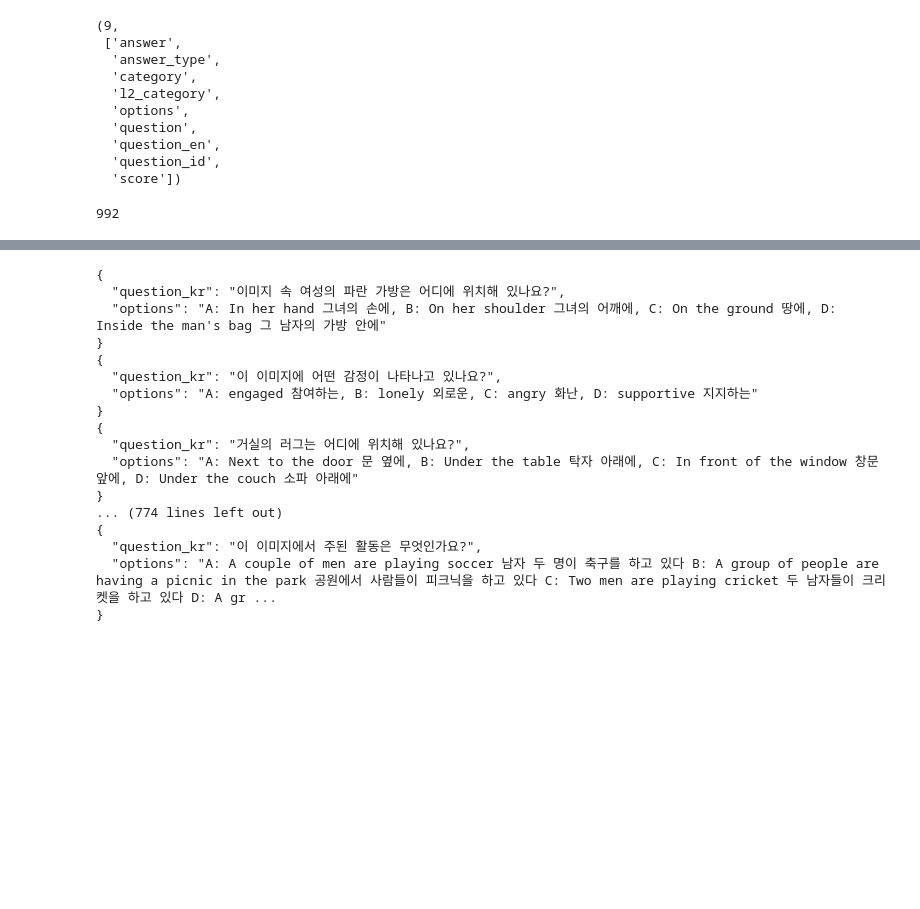
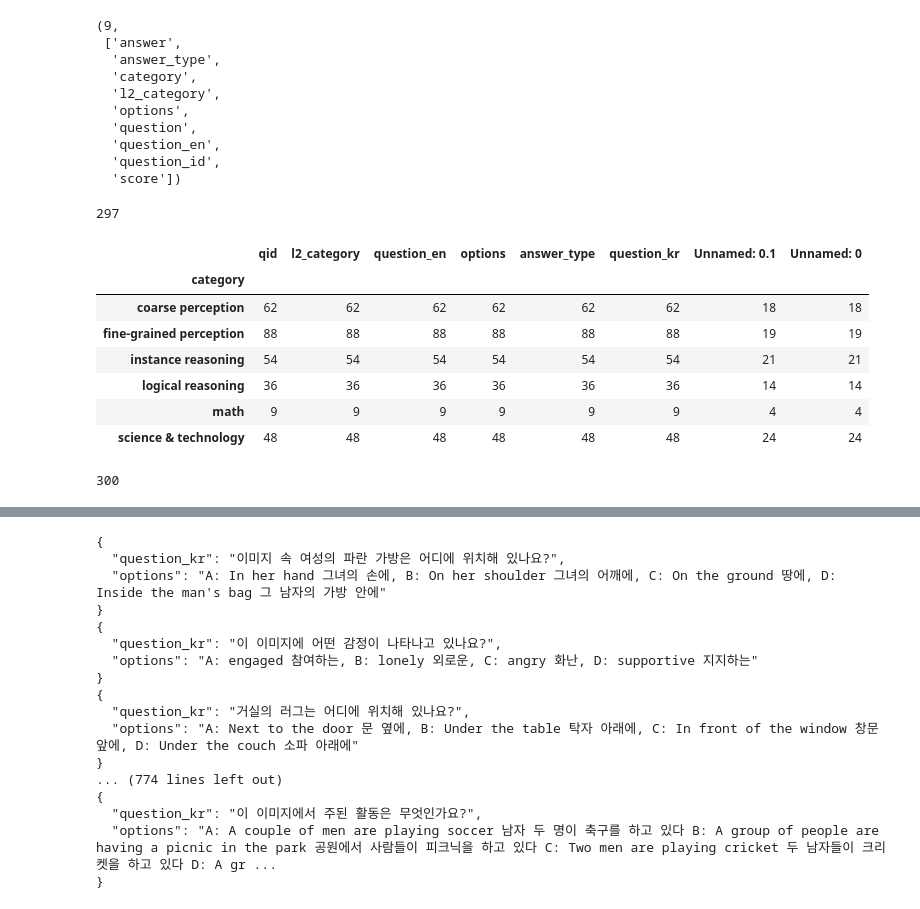
Before and after one commit to unolop/HPA, a Jupyter notebook: eda/questions.ipynb, the cells around one changed output, grey strips where cells are left out. Drawn from its saved outputs; the diff is of its cells as text; code cells hidden in the pictures; blank space fills up the shorter version.

```diff
--- a/eda/questions.ipynb
+++ b/eda/questions.ipynb
@@ -45,14 +183,14 @@ df['question_id'] = df['question_id'].astype(int)
 s1 = df['question_id'].unique()
 # %%
 # Chosen MMStar old questions
-df = pd.read_excel(mmstar, sheet_name='others')
-df.columns = ['question_id' ,'category', 'l2_category', 'question', 'answer', 'score']
-df[['question_en', 'options']] = df['question'].str.split('Options:', n=1, expand=True)
-df = df.dropna(axis=0)
-df['answer_type'] = 'choice'
-df['question_id'] = df['question_id'].astype(int)
+unsampled_mmstar = pd.read_excel(mmstar, sheet_name='others')
+unsampled_mmstar.columns = ['question_id' ,'category', 'l2_category', 'question', 'answer', 'score']
+unsampled_mmstar[['question_en', 'options']] = unsampled_mmstar['question'].str.split('Options:', n=1, expand=True)
+unsampled_mmstar = unsampled_mmstar.dropna(axis=0)
+unsampled_mmstar['answer_type'] = 'choice'
+unsampled_mmstar['question_id'] = unsampled_mmstar['question_id'].astype(int)
 # df = df.drop(columns=['']) # .to_csv('./questions/mmstar_v1_choice.csv')
-len(df.columns), sorted(df.columns)
+len(unsampled_mmstar.columns), sorted(unsampled_mmstar.columns)
 # %% [output]
 (9,
  ['answer',
@@ -70 +207,27 @@ vqa = pd.read_json("/home/work/yuna/HPA/data/vqav2_1k/val.json", lines=False)
 mm = sample_new_qs(df[~df['question_id'].isin(s1_2)], num_sample=100, types=['category', 'l2_category'], answer_type='choice', preprocess=True, filename=None)
+# %%
+mm = pd.read_csv('./questions/processed/mmstar_translated_s1_2.csv').dropna(axis=1)
+mm = pd.concat([mm, pd.read_csv('/home/work/yuna/HPA/eda/questions/processed/mmstar_translated_s3.csv')])
+# mm[columns].to_csv('./questions/processed/mmstar_translated_s1_2.csv')
+# mm[columns].to_csv('./questions/processed/mmstar_translated_s1_2.csv', index=False)
+
+# filter categories
+mm = mm[~mm['category'].isin(['math', 'science & technology'])]
+mmqids=mm.qid.unique()
+print(len(mm), len(mmqids))
+
+unsampled_mmstar = unsampled_mmstar[~unsampled_mmstar['category'].isin(['math', 'science & technology'])]
+unsampled_mmstar = unsampled_mmstar[~unsampled_mmstar['question_id'].isin(mmqids)]
+len(unsampled_mmstar)
+
+mm.groupby(['category']).count()
+# %% [output]
+297
+|  | qid | l2_category | question_en | options | answer_type | question_kr | Unnamed: 0.1 | Unnamed: 0 |
+| category |  |  |  |  |  |  |  |  |
+| coarse perception | 62 | 62 | 62 | 62 | 62 | 62 | 18 | 18 |
+| fine-grained perception | 88 | 88 | 88 | 88 | 88 | 88 | 19 | 19 |
+| instance reasoning | 54 | 54 | 54 | 54 | 54 | 54 | 21 | 21 |
+| logical reasoning | 36 | 36 | 36 | 36 | 36 | 36 | 14 | 14 |
+| math | 9 | 9 | 9 | 9 | 9 | 9 | 4 | 4 |
+| science & technology | 48 | 48 | 48 | 48 | 48 | 48 | 24 | 24 |
@@ -71,4 +247,4 @@ mm = sample_new_qs(df[~df['question_id'].isin(s1_2)], num_sample=100, types=['ca
 # %%
-len(df)
+len(mm)
 # %% [output]
-992
+300
```
Also changed, not shown: parts of 38 cells of this notebook, 30 other files.
